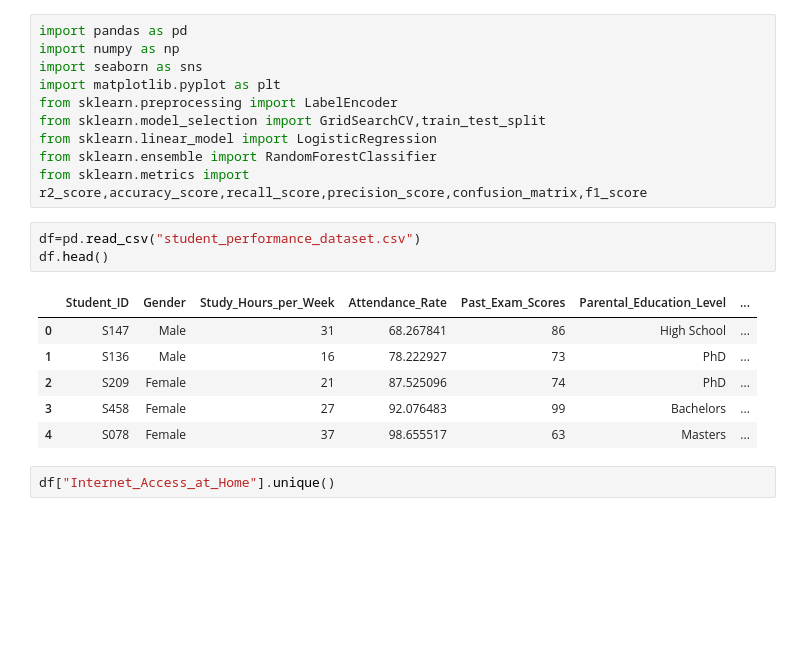
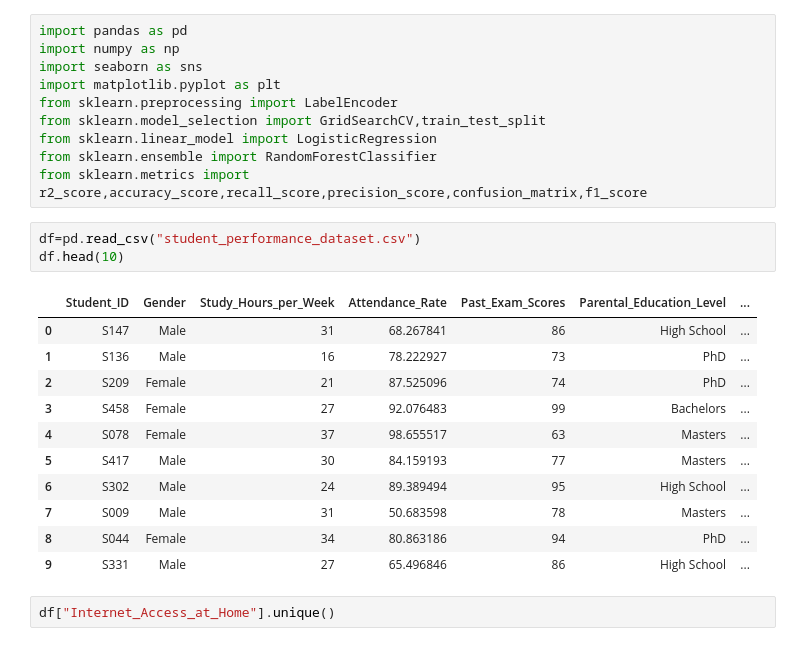
Before and after one commit to NithyaShriSK/presentation-project, a Jupyter notebook: main.ipynb, the cells around one changed output. Drawn from its saved outputs; the diff is of its cells as text; blank space fills up the shorter version.

```diff
--- a/main.ipynb
+++ b/main.ipynb
@@ -10,14 +10,19 @@ from sklearn.ensemble import RandomForestClassifier
 from sklearn.metrics import r2_score,accuracy_score,recall_score,precision_score,confusion_matrix,f1_score
 # %%
 df=pd.read_csv("student_performance_dataset.csv")
-df.head()
+df.head(10)
 # %% [output]
 |  | Student_ID | Gender | Study_Hours_per_Week | Attendance_Rate | Past_Exam_Scores | Parental_Education_Level | ... |
 | 0 | S147 | Male | 31 | 68.267841 | 86 | High School | ... |
 | 1 | S136 | Male | 16 | 78.222927 | 73 | PhD | ... |
 | 2 | S209 | Female | 21 | 87.525096 | 74 | PhD | ... |
 | 3 | S458 | Female | 27 | 92.076483 | 99 | Bachelors | ... |
 | 4 | S078 | Female | 37 | 98.655517 | 63 | Masters | ... |
+| 5 | S417 | Male | 30 | 84.159193 | 77 | Masters | ... |
+| 6 | S302 | Male | 24 | 89.389494 | 95 | High School | ... |
+| 7 | S009 | Male | 31 | 50.683598 | 78 | Masters | ... |
+| 8 | S044 | Female | 34 | 80.863186 | 94 | PhD | ... |
+| 9 | S331 | Male | 27 | 65.496846 | 86 | High School | ... |
 # %%
 df["Internet_Access_at_Home"].unique()
 # %% [output]
```
Also changed, not shown: parts of 2 cells of this notebook, 1 other file.
